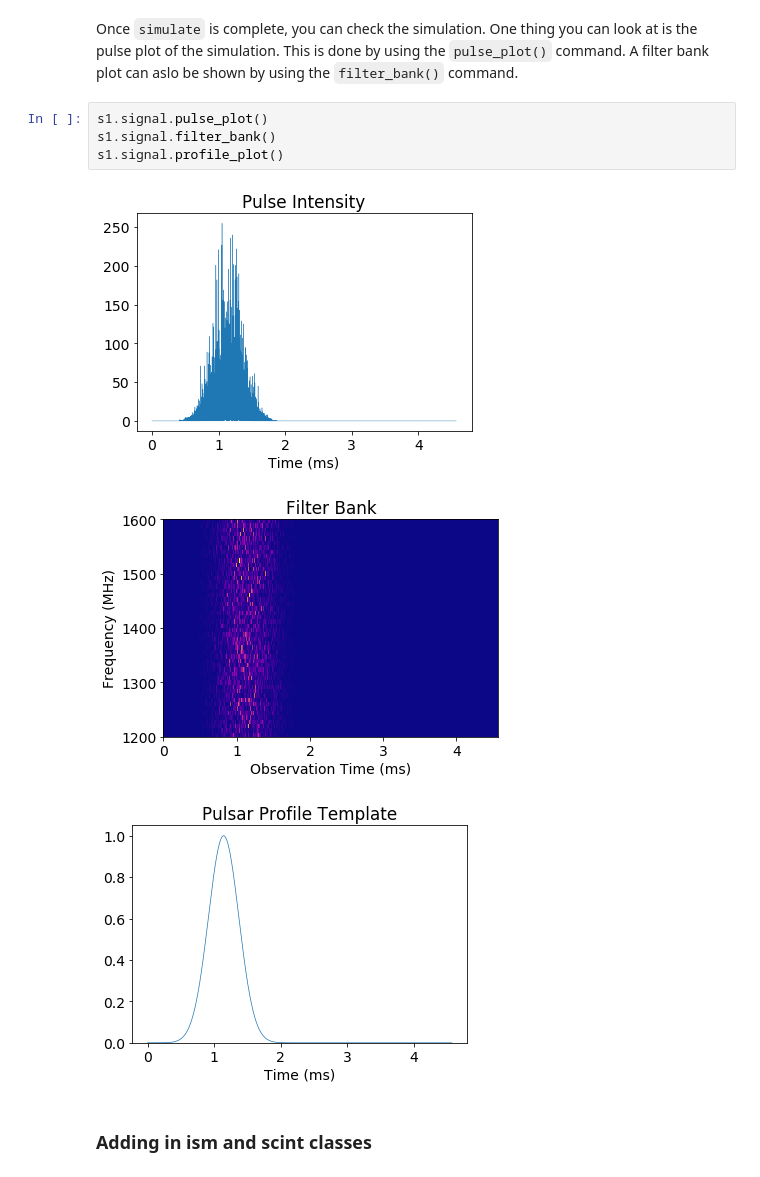
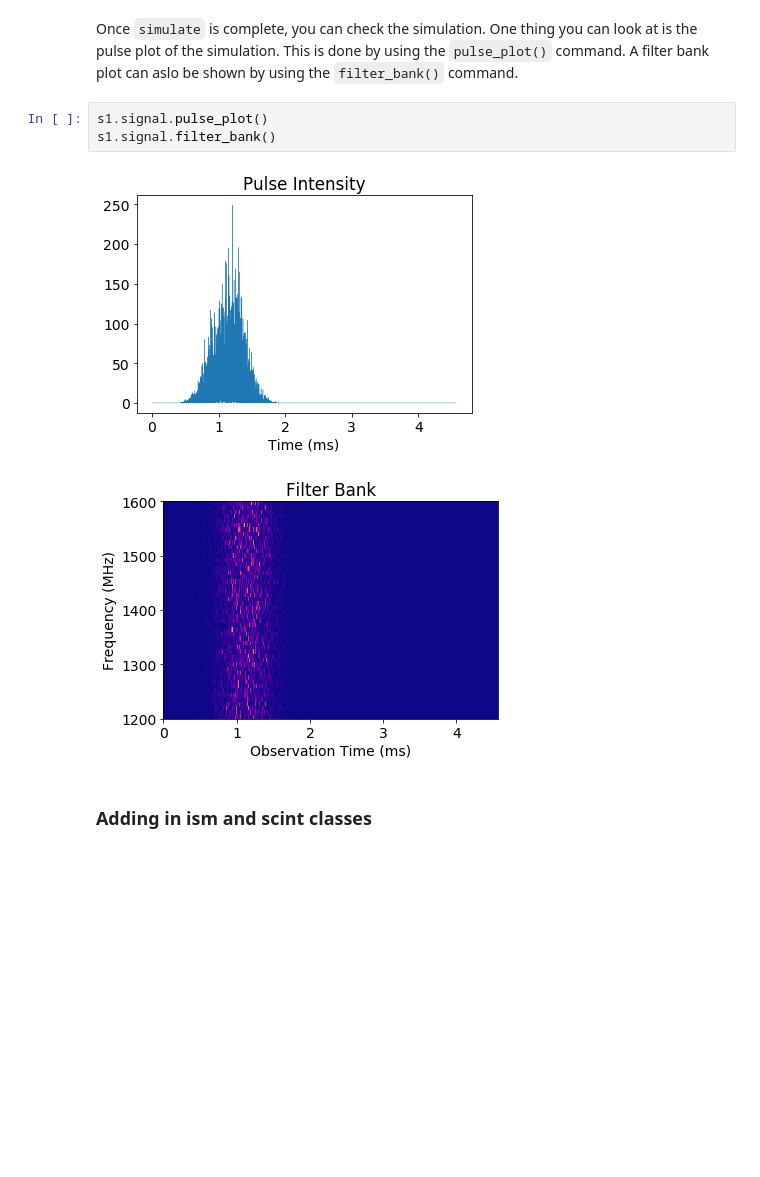
Before and after one commit to PsrSigSim/PsrSigSim, a Jupyter notebook: docs/_static/notebooks/Simulation_Tutorial.ipynb, the cells around one changed output. Cells and saved outputs as stored; diff of their text form; blank space fills up the shorter version.

```diff
--- a/docs/_static/notebooks/Simulation_Tutorial.ipynb
+++ b/docs/_static/notebooks/Simulation_Tutorial.ipynb
@@ -101,11 +76,9 @@ Once `simulate` is complete, you can check the simulation. One thing you can loo
 # %%
 s1.signal.pulse_plot()
 s1.signal.filter_bank()
-s1.signal.profile_plot()
 # %% [output]
-[figure, old version]
+[figure, new version]
-[figure, old version]
+[figure, new version]
-[figure, removed]
 # %% [markdown]
 ### Adding in ism and scint classes
 # %% [markdown]
```
Also changed, not shown: parts of 8 cells of this notebook.
